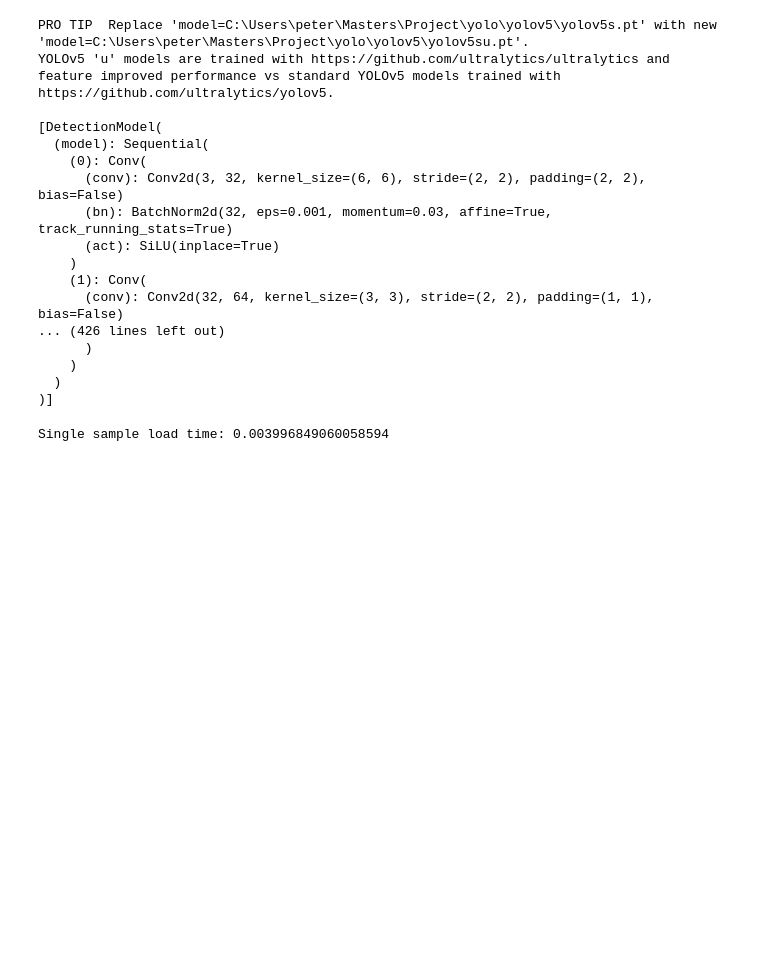
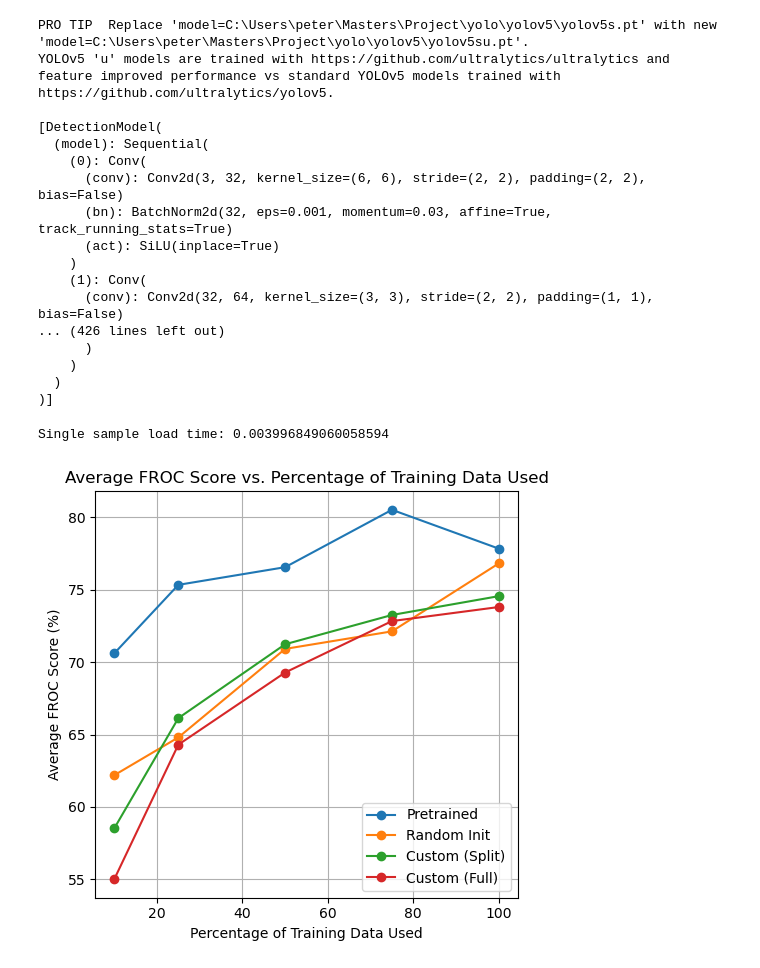
Before and after one commit to pleeeb/CT_SSL_Project, a Jupyter notebook: Project.ipynb, the cells around one changed output. Saved outputs shown, nothing was run; the diff lists cells and outputs as text; code cells hidden in the pictures; blank space fills up the shorter version.

```diff
--- a/Project.ipynb
+++ b/Project.ipynb
@@ -1100,3 +1100,54 @@ if __name__ == "__main__":
         print(f"Epoch {epoch+1} completed | Avg Loss: {total_loss / len(lidc_train_loader):.4f} | "
           f"Contrastive: {total_contrastive_loss / len(lidc_train_loader):.4f} | "
           f"Reconstruction: {total_recon_loss / len(lidc_train_loader):.4f}")
+# %%
+## Create line charts for results
+
+import matplotlib.pyplot as plt
+import numpy as np
+
+results_froc = [
+    [70.60, 75.33, 76.55, 80.51, 77.83],
+    [62.19, 64.80, 70.91, 72.12, 76.81],
+    [58.52, 66.13, 71.23, 73.25, 74.55],
+    [55.01, 64.30, 69.28, 72.83, 73.80],
+]
+
+results_froc_2fp = [
+    [81.52, 83.84, 85.34, 85.73, 87.29],
+    [76.53, 76.83, 82.57, 83.21, 86.15],
+    [68.74, 77.88, 82.02, 83.47, 85.08],
+    [66.50, 77.42, 80.59, 84.14, 84.68],
+]
+
+results_map_05 = [
+    [40.87, 46.14, 47.40, 47.45, 50.46],
+    [31.88, 33.15, 41.71, 41.77, 49.13],
+    [27.39, 34.87, 41.73, 44.52, 44.99],
+    [24.60, 33.67, 40.92, 45.41, 44.89],
+]
+
+results_map_05_95 = [
+    [15.40, 18.53, 19.19, 20.05, 22.82],
+    [12.52, 13.39, 16.52, 16.32, 21.75],
+    [9.53, 12.45, 16.28, 17.04, 18.94],
+    [8.46, 11.96, 16.14, 18.31, 18.54],
+]
+
+x = [10, 25, 50, 75, 100]  # Percentages of training data used
+
+labels = ["Pretrained", "Random Init", "Custom (Split)", "Custom (Full)"]
+
+plt.figure(figsize=(5, 5))
+for i, result in enumerate(results_froc):
+    plt.plot(x, result, label=labels[i], marker='o')
+
+plt.xlabel("Percentage of Training Data Used")
+plt.ylabel("Average FROC Score (%)")
+plt.title("Average FROC Score vs. Percentage of Training Data Used")
+plt.grid(True)
+plt.legend()
+plt.tight_layout()
+plt.show()
+# %% [output]
+[figure, added]
```
Also changed, not shown: parts of 4 cells of this notebook, 1 other file.
